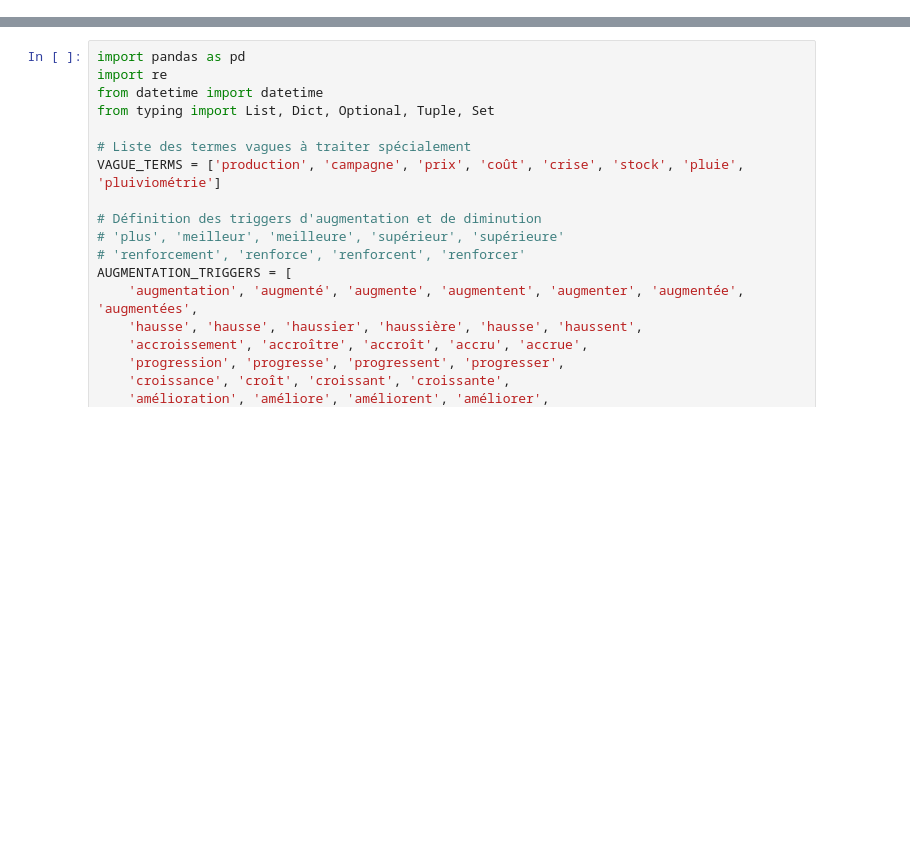
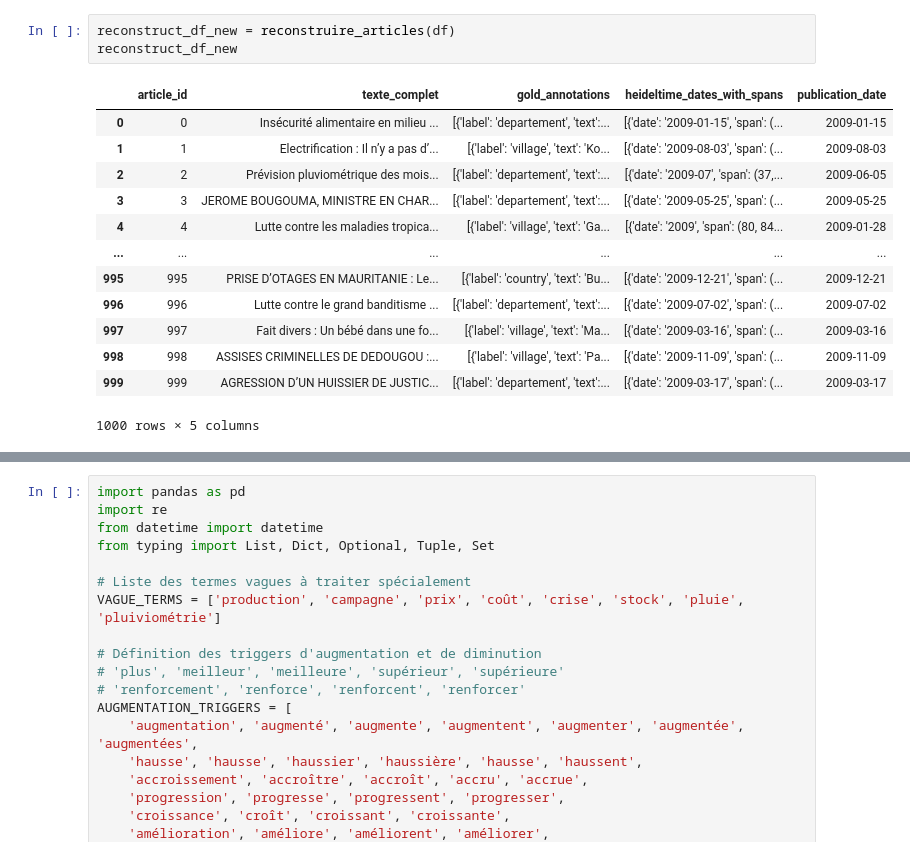
Before and after one commit to CharlemagneBrain/STKG-FS, a Jupyter notebook: Triplet_Formation/Triplet_Algo.ipynb, the cells around one changed output, grey strips where cells are left out. Drawn from its saved outputs; the diff is of its cells as text; blank space fills up the shorter version.

```diff
--- a/Triplet_Formation/Triplet_Algo.ipynb
+++ b/Triplet_Formation/Triplet_Algo.ipynb
@@ -0,0 +111,17 @@
+# %%
+reconstruct_df_new = reconstruire_articles(df)
+reconstruct_df_new
+# %% [output]
+|  | article_id | texte_complet | gold_annotations | heideltime_dates_with_spans | publication_date |
+| 0 | 0 | Insécurité alimentaire en milieu ... | [{'label': 'departement', 'text':... | [{'date': '2009-01-15', 'span': (... | 2009-01-15 |
+| 1 | 1 | Electrification : Il n’y a pas d’... | [{'label': 'village', 'text': 'Ko... | [{'date': '2009-08-03', 'span': (... | 2009-08-03 |
+| 2 | 2 | Prévision pluviométrique des mois... | [{'label': 'departement', 'text':... | [{'date': '2009-07', 'span': (37,... | 2009-06-05 |
+| 3 | 3 | JEROME BOUGOUMA, MINISTRE EN CHAR... | [{'label': 'departement', 'text':... | [{'date': '2009-05-25', 'span': (... | 2009-05-25 |
+| 4 | 4 | Lutte contre les maladies tropica... | [{'label': 'village', 'text': 'Ga... | [{'date': '2009', 'span': (80, 84... | 2009-01-28 |
+| ... | ... | ... | ... | ... | ... |
+| 995 | 995 | PRISE D’OTAGES EN MAURITANIE : Le... | [{'label': 'country', 'text': 'Bu... | [{'date': '2009-12-21', 'span': (... | 2009-12-21 |
+| 996 | 996 | Lutte contre le grand banditisme ... | [{'label': 'departement', 'text':... | [{'date': '2009-07-02', 'span': (... | 2009-07-02 |
+| 997 | 997 | Fait divers : Un bébé dans une fo... | [{'label': 'village', 'text': 'Ma... | [{'date': '2009-03-16', 'span': (... | 2009-03-16 |
+| 998 | 998 | ASSISES CRIMINELLES DE DEDOUGOU :... | [{'label': 'village', 'text': 'Pa... | [{'date': '2009-11-09', 'span': (... | 2009-11-09 |
+| 999 | 999 | AGRESSION D’UN HUISSIER DE JUSTIC... | [{'label': 'departement', 'text':... | [{'date': '2009-03-17', 'span': (... | 2009-03-17 |
+1000 rows × 5 columns
```
Also changed, not shown: parts of 7 cells of this notebook, 6 other files.
